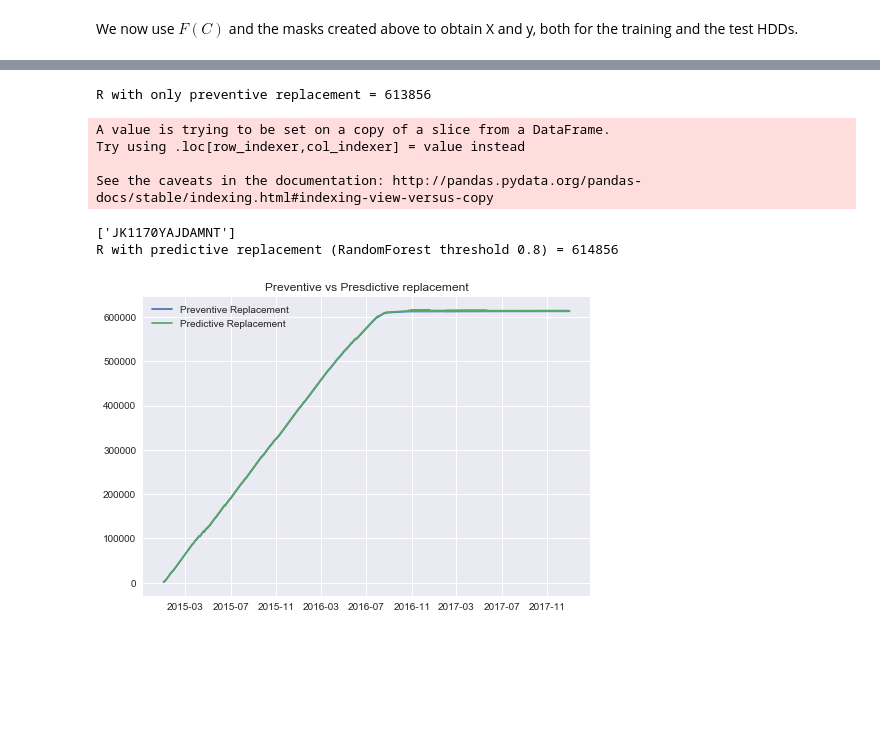
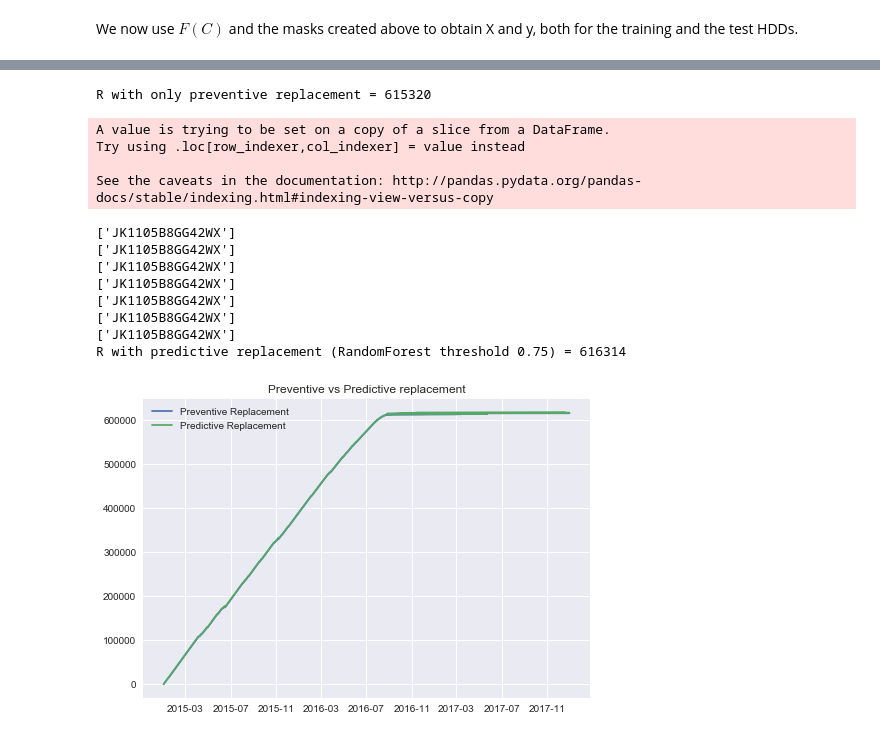
Before and after one commit to FabCec/planned_replacements, a Jupyter notebook: 4. Machine learning and optimization problem.ipynb, the cells around one changed output, grey strips where cells are left out. Cells and saved outputs as stored; diff of their text form; code cells hidden in the pictures; blank space fills up the shorter version.

Commit message:
Version May 29
- Include PCA
- GridSearchCV initialized both for KNeighbors and RandomForest

```diff
--- a/4. Machine learning and optimization problem.ipynb
+++ b/4. Machine learning and optimization problem.ipynb
@@ -198,7 +198,8 @@ $$
 We now use $F(C)$ and the masks created above to obtain X and y, both for the training and the test HDDs.
 # %%
 C = 1000
-F = min(14, C-1)
+Threshold = 15
+F = min(Threshold, C-1)
 
 df['label'] = (df['state'] == 'fail') & (df['D_to_last'] > -F).astype(int)
 
@@ -210,0 +239,19 @@ y_test = df.loc[test_data_mask, 'label'].values
+# %%
+pca2 = PCA(n_components = 2)
+steps = [('scaler', scaler), ('pca', pca2)]
+pipeline = Pipeline(steps)
+
+pipeline.fit(X_train)
+
+X_train_pca2 = pipeline.transform(X_train)
+X_train_pca2_x = X_train_pca2[:,0]
+X_train_pca2_y = X_train_pca2[:,1]
+
+df_pca = pd.DataFrame({'cluster' : y_train, 'pca_x' : X_train_pca2_x, 'pca_y' : X_train_pca2_y})
+
+plt.scatter(x = df_pca.loc[df_pca['cluster'] == 0, 'pca_x'], y = df_pca.loc[df_pca['cluster'] == 0, 'pca_y'], c = 'b', alpha = 0.2, label = 'Healthy')
+plt.scatter(x = df_pca.loc[df_pca['cluster'] == 1, 'pca_x'], y = df_pca.loc[df_pca['cluster'] == 1, 'pca_y'], marker = 'D', c = 'r', alpha = 0.5, label = 'Failing')
+plt.xlabel('PCA component 1')
+plt.ylabel('PCA component 2')
+plt.legend()
+plt.show()
@@ -219,9 +322,19 @@ y_train_proba = rf.predict_proba(X_train)
 # %%
+from sklearn.ensemble import RandomForestClassifier
+from sklearn.metrics import confusion_matrix
+
+#rf = RandomForestClassifier(random_state=10, max_features = best_max_features, n_estimators = best_n_estimators)
+rf = RandomForestClassifier(random_state=10, max_features = 'sqrt', n_estimators = 50)
+rf.fit(X_train, y_train)
+
+rf_y_train_proba = rf.predict_proba(X_train)
+rf_y_test_proba = rf.predict_proba(X_test)
+
 print('Training set performance:\n')
 
 for prob in [0.5, 0.6, 0.7, 0.75, 0.8, 0.9]:
 
-    y_train_pred = (y_train_proba[:,1] > prob)
+    y_train_pred = (rf_y_train_proba[:,1] > prob)
 
     tn, fp, fn, tp = confusion_matrix(y_train, y_train_pred).ravel()
 
@@ -232,7 +345,7 @@ y_test_proba = rf.predict_proba(X_test)
 
 for prob in [0.5, 0.6, 0.7, 0.75, 0.8, 0.9]:
 
-    y_test_pred = (y_test_proba[:,1] > prob)
+    y_test_pred = (rf_y_test_proba[:,1] > prob)
 
     tn, fp, fn, tp = confusion_matrix(y_test, y_test_pred).ravel()
 
@@ -258,7 +371,7 @@ With threshold prob. 0.9: we have tn = 651421 , fp = 0 , fn = 473 , tp = 0
 # %%
 df_test = df.loc[test_data_mask, :]
 
-dates = df_test.date.unique()
+dates = df.date.unique()
 C = 1000
 total_revenue = []
 
@@ -268,40 +381,45 @@ turned_off = set()
 for ind, day in enumerate(dates) :
     df_day = df_test[df_test['date']==day]
     revenue.append(revenue_per_day(C, turned_off, df_day['serial_number'].values, df_day['failure'].values))
-    # With predictive replacement : Include here the HDDs predicted to fail to the set turned_off
 
 cum_revenue = np.cumsum(revenue)
 print('R with only preventive replacement = {}'.format(cum_revenue[-1]))
 
 plt.plot(dates, cum_revenue, label = 'Preventive Replacement')
 
 revenue = []
 turned_off = set()
-df_test['predictions'] = (rf.predict_proba(X_test)[:,1] > 0.8)
+df_test['predictions'] = (rf.predict_proba(X_test)[:,1] > 0.75)
 
 for ind, day in enumerate(dates) :
     df_day = df_test[df_test['date']==day]
     revenue.append(revenue_per_day(C, turned_off, df_day['serial_number'].values, df_day['failure'].values))
     to_turn_off = df_day.loc[df_day['predictions'] == 1,'serial_number'].values
     if len(to_turn_off) > 0 :
         print(to_turn_off)
         turned_off.update(to_turn_off)
 
 cum_revenue = np.cumsum(revenue)
-print('R with predictive replacement (RandomForest threshold 0.8) = {}'.format(cum_revenue[-1]))
+print('R with predictive replacement (RandomForest threshold 0.75) = {}'.format(cum_revenue[-1]))
 
 plt.plot(dates, cum_revenue, label = 'Predictive Replacement')
 
 
-plt.title('Preventive vs Presdictive replacement')
+plt.title('Preventive vs Predictive replacement')
 plt.legend()
 plt.show()
 # %% [output]
-R with only preventive replacement = 613856
+R with only preventive replacement = 615320
 A value is trying to be set on a copy of a slice from a DataFrame.
 Try using .loc[row_indexer,col_indexer] = value instead
 
 See the caveats in the documentation: http://pandas.pydata.org/pandas-docs/stable/indexing.html#indexing-view-versus-copy
-['JK1170YAJDAMNT']
-R with predictive replacement (RandomForest threshold 0.8) = 614856
+['JK1105B8GG42WX']
+['JK1105B8GG42WX']
+['JK1105B8GG42WX']
+['JK1105B8GG42WX']
+['JK1105B8GG42WX']
+['JK1105B8GG42WX']
+['JK1105B8GG42WX']
+R with predictive replacement (RandomForest threshold 0.75) = 616314
-[figure, old version]
+[figure, new version]
```
Also changed, not shown: parts of 15 cells of this notebook.
